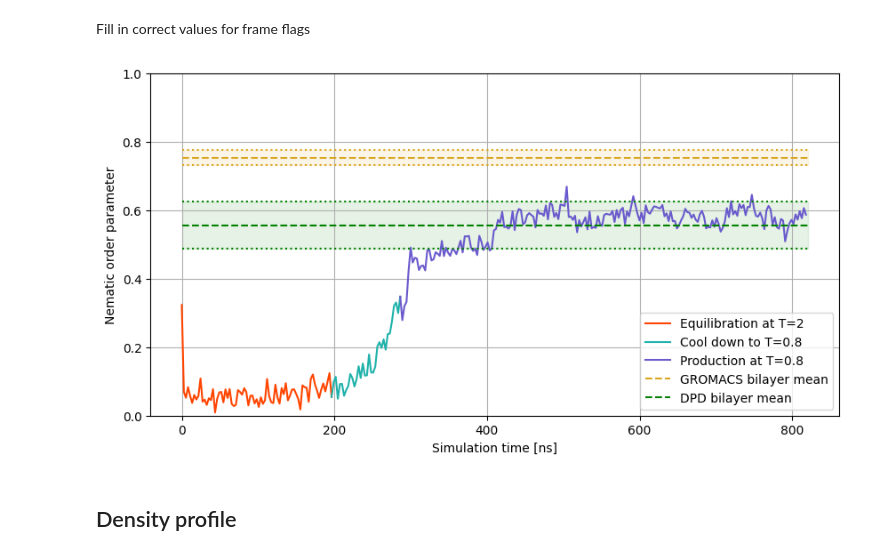
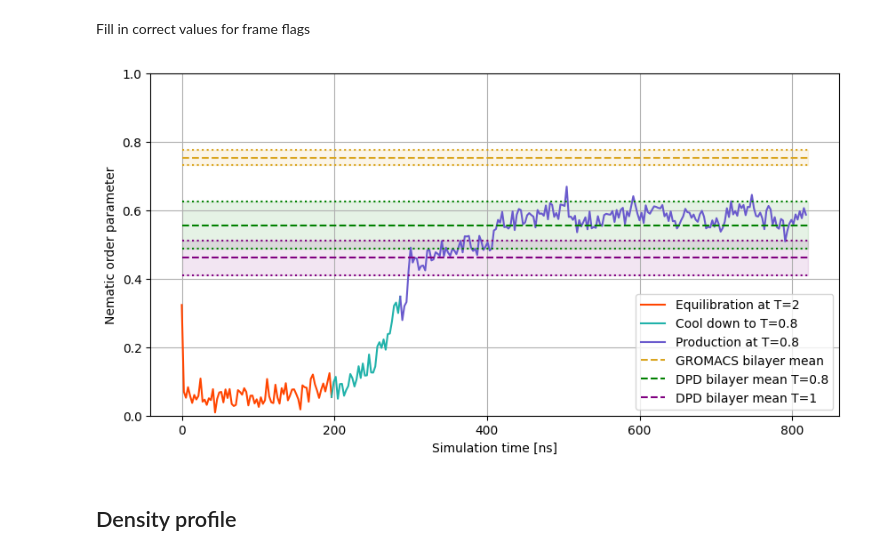
Before and after one commit to G-Scherer/dpd_simulation, a Jupyter notebook: lipid_self_assembly/analysis/analysis.ipynb, the cells around one changed output. Cells and saved outputs as stored; diff of their text form; code cells hidden in the pictures.

```diff
--- a/lipid_self_assembly/analysis/analysis.ipynb
+++ b/lipid_self_assembly/analysis/analysis.ipynb
@@ -33,3 +36,6 @@ u_dpd = mda.Universe(top_dpd_file, format="DATA", atom_style = "id resid type ch
 u_dpd.load_new(traj_dpd_file, format="LAMMPSDUMP", dt=0.01)
 # %% [output]
 <Universe with 8798 atoms>
+# %%
+u_high = mda.Universe(top_high_file, format="DATA", atom_style= "id resid type charge x y z")
+u_high.load_new(traj_high_file, format="LAMMPSDUMP", dt=0.01)
@@ -36,15 +44,25 @@ u_dpd.load_new(traj_dpd_file, format="LAMMPSDUMP", dt=0.01)
 # %% [markdown]
 Fill in total number of steps and number of steps in high temperature and cool down phase
 # %%
-steps = 900000
+if lipids == 128:
+    steps = 600000
+elif lipids == 256:
+    steps = 900000
+
 timescale = 91.2 #ps
 timestep = u.trajectory.dt
 frames = len(u.trajectory)
 frame_axis = np.arange(0,frames)
 time_per_frame = steps/frames*timestep*(timescale/1000) #ns
 steps_per_frame = steps/frames
-high_temp = int(220000/steps_per_frame)
-cool_down = int(100000/steps_per_frame) + high_temp
+
+if lipids == 128:
+    high_temp = int(100000/steps_per_frame)
+    cool_down = int(100000/steps_per_frame) + high_temp
+
+elif lipids == 256:
+    high_temp = int(220000/steps_per_frame)
+    cool_down = int(100000/steps_per_frame) + high_temp
 # %% [markdown]
 ## Unwrap molecules, no bonds over box edge
 # %%
@@ -62,6 +80,11 @@ dpd_lipid_atoms = u_dpd.select_atoms(f"resid 1:{lipids}")
 
 transforms_dpd = unwrap(dpd_lipid_atoms)
 u_dpd.trajectory.add_transformations(transforms_dpd)
+# %%
+high_lipid_atoms = u_high.select_atoms(f"resid 1:{lipids}")
+
+transforms_high = unwrap(high_lipid_atoms)
+u_high.trajectory.add_transformations(transforms_high)
 # %% [markdown]
 ## Contact number
 # %%
@@ -183,35 +215,44 @@ gro_std_s = np.std(gro_s_values)
 dpd_s_values, _ = neamtic_order(u_dpd)
 dpd_mean_s = np.mean(dpd_s_values)
 dpd_std_s = np.std(dpd_s_values)
+# %%
+high_s_values, _ = neamtic_order(u_high)
+high_mean_s = np.mean(high_s_values)
+high_std_s = np.std(high_s_values)
 # %% [markdown]
 Fill in correct values for frame flags
 # %%
 plt.figure(figsize=(10,5))
 
 plt.plot(frame_axis[:high_temp]*time_per_frame,s_values[:high_temp], label="Equilibration at T=2", color="orangered")
 plt.plot(frame_axis[high_temp-1:cool_down]*time_per_frame,s_values[high_temp-1:cool_down], label="Cool down to T=0.8", color="lightseagreen")
 plt.plot(frame_axis[cool_down-1:]*time_per_frame,s_values[cool_down-1:], label="Production at T=0.8", color="slateblue")
 
 plt.plot([0,max_time], [gro_mean_s-gro_std_s, gro_mean_s-gro_std_s], linestyle="dotted", color="goldenrod")
 plt.plot([0,max_time], [gro_mean_s,gro_mean_s], label="GROMACS bilayer mean", linestyle="dashed", color="goldenrod")
 plt.plot([0,max_time], [gro_mean_s+gro_std_s, gro_mean_s+gro_std_s], linestyle="dotted", color="goldenrod")
 plt.fill_between(np.linspace(0,max_time,50), np.full(50,gro_mean_s+gro_std_s), np.full(50,gro_mean_s-gro_std_s), color="goldenrod", alpha=0.1)
 
 plt.plot([0,max_time], [dpd_mean_s-dpd_std_s, dpd_mean_s-dpd_std_s], linestyle="dotted", color="green")
-plt.plot([0,max_time], [dpd_mean_s,dpd_mean_s], label="DPD bilayer mean", linestyle="dashed", color="green")
+plt.plot([0,max_time], [dpd_mean_s,dpd_mean_s], label="DPD bilayer mean T=0.8", linestyle="dashed", color="green")
 plt.plot([0,max_time], [dpd_mean_s+dpd_std_s, dpd_mean_s+dpd_std_s], linestyle="dotted", color="green")
 plt.fill_between(np.linspace(0,max_time,50), np.full(50,dpd_mean_s+dpd_std_s), np.full(50,dpd_mean_s-dpd_std_s), color="green", alpha=0.1)
+
+plt.plot([0,max_time], [high_mean_s-high_std_s, high_mean_s-high_std_s], linestyle="dotted", color="purple")
+plt.plot([0,max_time], [high_mean_s,high_mean_s], label="DPD bilayer mean T=1", linestyle="dashed", color="purple")
+plt.plot([0,max_time], [high_mean_s+high_std_s, high_mean_s+high_std_s], linestyle="dotted", color="purple")
+plt.fill_between(np.linspace(0,max_time,50), np.full(50,high_mean_s+high_std_s), np.full(50,high_mean_s-high_std_s), color="purple", alpha=0.1)
 
 
 plt.ylim((0,1))
 plt.xlabel("Simulation time [ns]")
 plt.ylabel("Nematic order parameter")
 
 plt.grid()
 plt.legend()
 plt.show()
 # %% [output]
-[figure, old version]
+[figure, new version]
 # %% [markdown]
 ## Density profile
 # %%
```
Also changed, not shown: parts of 4 cells of this notebook, 30 other files.
